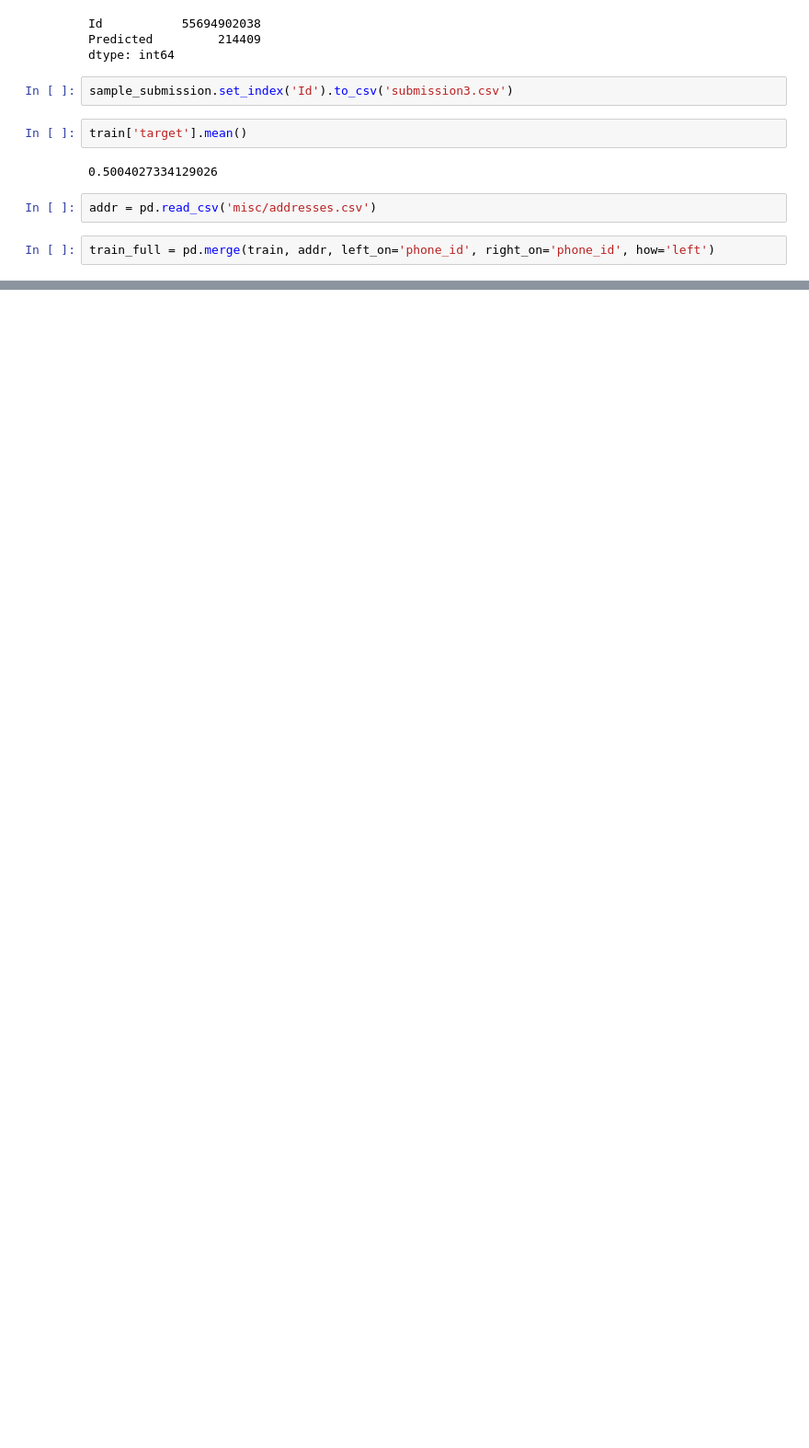
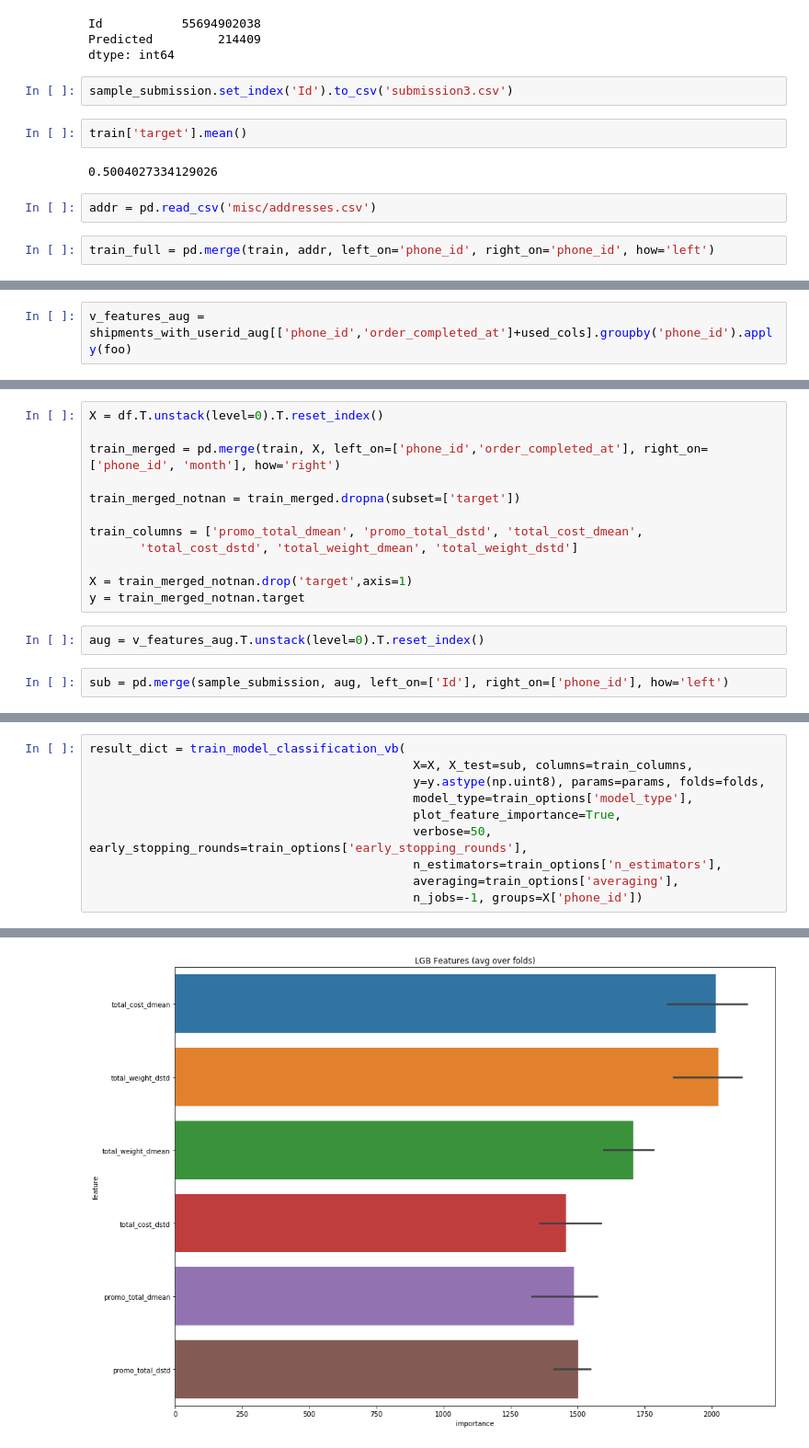
Before and after one commit to annabaydina/babonki, a Jupyter notebook: babonki.ipynb, the cells around one changed output, grey strips where cells are left out. Shown at 92% size. Drawn from its saved outputs; the diff is of its cells as text; blank space fills up the shorter version.

```diff
--- a/babonki.ipynb
+++ b/babonki.ipynb
@@ -602,0 +513,2 @@ sample_submission.to_csv(f'{data_path}/lightgbm-work-1_sub.csv')
+# %%
+v_features_aug = shipments_with_userid_aug[['phone_id','order_completed_at']+used_cols].groupby('phone_id').apply(foo)
@@ -602,0 +517,16 @@ sample_submission.to_csv(f'{data_path}/lightgbm-work-1_sub.csv')
+# %%
+X = df.T.unstack(level=0).T.reset_index()
+
+train_merged = pd.merge(train, X, left_on=['phone_id','order_completed_at'], right_on=['phone_id', 'month'], how='right')
+
+train_merged_notnan = train_merged.dropna(subset=['target'])
+
+train_columns = ['promo_total_dmean', 'promo_total_dstd', 'total_cost_dmean',
+       'total_cost_dstd', 'total_weight_dmean', 'total_weight_dstd']
+
+X = train_merged_notnan.drop('target',axis=1)
+y = train_merged_notnan.target
+# %%
+aug = v_features_aug.T.unstack(level=0).T.reset_index()
+# %%
+sub = pd.merge(sample_submission, aug, left_on=['Id'], right_on=['phone_id'], how='left')
@@ -602,0 +845,11 @@ sample_submission.to_csv(f'{data_path}/lightgbm-work-1_sub.csv')
+# %%
+result_dict = train_model_classification_vb(
+                                             X=X, X_test=sub, columns=train_columns,
+                                             y=y.astype(np.uint8), params=params, folds=folds,
+                                             model_type=train_options['model_type'],
+                                             plot_feature_importance=True,
+                                             verbose=50, early_stopping_rounds=train_options['early_stopping_rounds'],
+                                             n_estimators=train_options['n_estimators'],
+                                             averaging=train_options['averaging'],
+                                             n_jobs=-1, groups=X['phone_id'])
+# %% [output]
@@ -602,0 +875 @@ sample_submission.to_csv(f'{data_path}/lightgbm-work-1_sub.csv')
+[figure, added]
```
Also changed, not shown: parts of 56 cells of this notebook.
